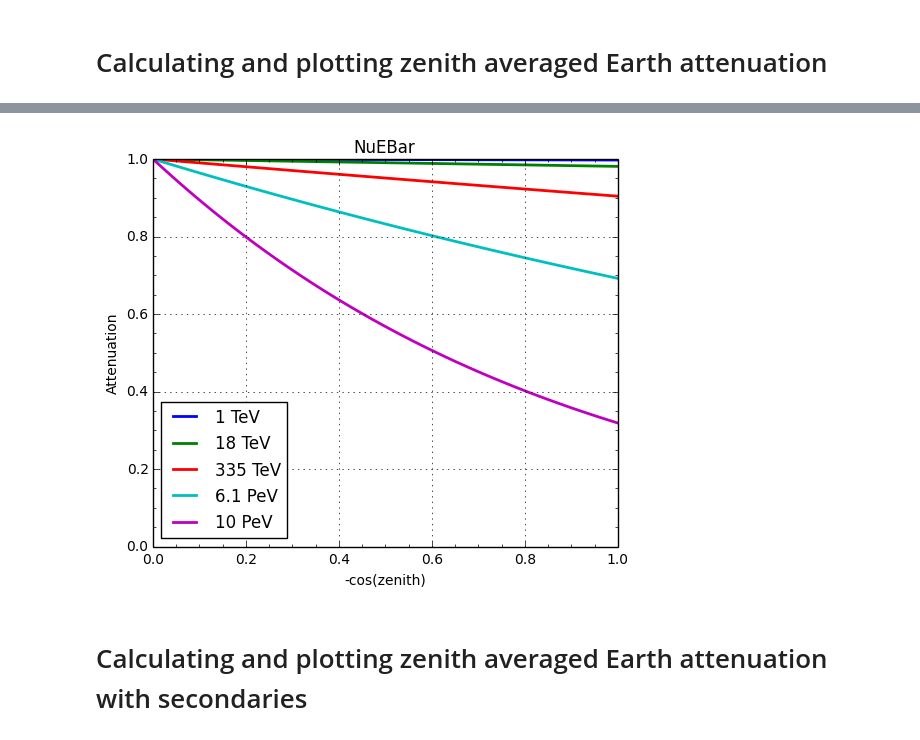
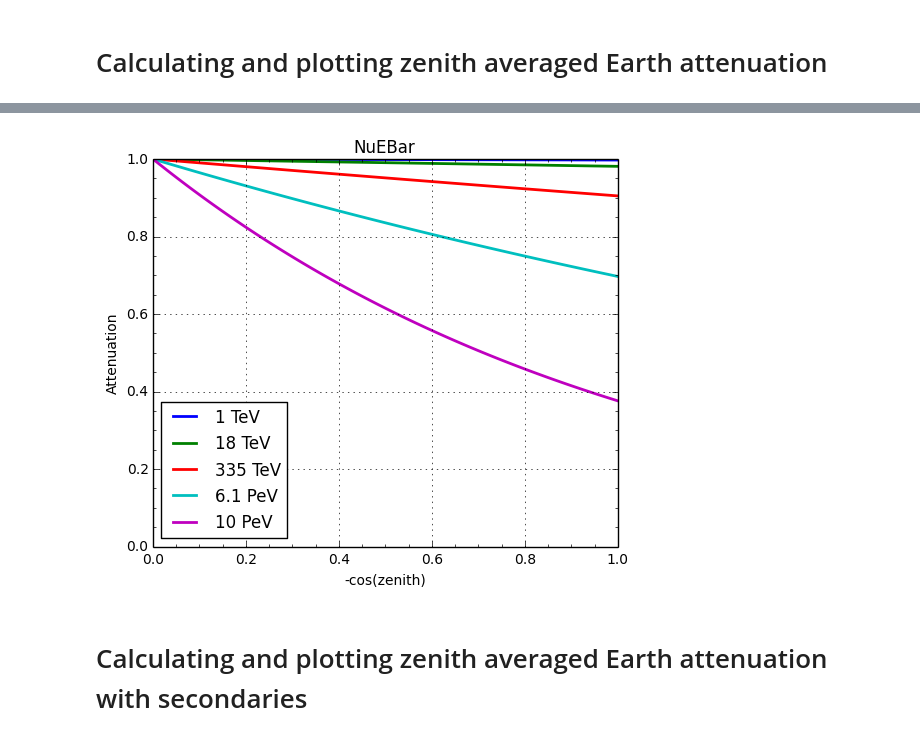
Before and after one commit to aaronvincent/nuFATE, a Jupyter notebook: notebook.ipynb, the cells around one changed output, grey strips where cells are left out. Saved outputs shown, nothing was run; the diff lists cells and outputs as text; code cells hidden in the pictures.

```diff
--- a/notebook.ipynb
+++ b/notebook.ipynb
@@ -58,6 +53,9 @@ t = earth.get_t_earth(zenith)*Na
 phisol = np.dot(v,(ci*np.exp(w*t)))*energy_nodes**(gamma-2.)
 # %%
 plt.figure(figsize=(6,5))
+xsh5 = tables.open_file("./data/NuFATECrossSections.h5","r")
+sigma_array = xsh5.root.total_cross_sections.nutaubarxs[:]
+xsh5.close()
 plt.semilogx(energy_nodes,np.exp(-sigma_array*t),c='b',lw=2)
 plt.semilogx(energy_nodes,phisol,c='r',lw=2)
 
@@ -71,0 +72,5 @@ plt.grid()
+# %%
+xs_tables=glob.glob("./data/*.h5")
+xs_tables_ct=glob.glob("./data/*HERA*.h5")
+xs_tables_ct=glob.glob("./data/*CT*.h5")
+xs_tables_nn=glob.glob("./data/*NN*.h5")
@@ -71,0 +87,2 @@ plt.grid()
+# %%
+sigma_array = xsh5.root.total_cross_sections.nutaubarxs[:]
@@ -71,0 +249,26 @@ plt.grid()
+# %%
+plt.figure(figsize=(6,5))
+
+for xs_filename in xs_tables:
+    xsh5 = tables.open_file(xs_filename,"r")
+    sigma_array = xsh5.root.total_cross_sections.nutaubarxs[:]
+    #print sigma_array
+    xsh5.close()
+
+
+    flavor = -3
+    zenith = np.radians(180.)
+    w,v,ci,energy_nodes,phi_0 = cas.get_eigs(flavor,gamma,xs_filename)
+
+    t = earth.get_t_earth(zenith)*Na
+    phisol = np.dot(v,(ci*np.exp(w*t)))*energy_nodes**(gamma-2.)
+
+    plt.semilogx(energy_nodes,np.exp(-sigma_array*t),c='b',lw=0.1)
+    plt.semilogx(energy_nodes,phisol,c='r',lw=0.1)
+
+plt.legend(['Exponential suppression', 'Full cascade solution'],
+          loc="upper right")
+plt.xlabel(r"Neutrino Energy (GeV)")
+plt.ylim(0.,1.)
+plt.ylabel(r"Attenuation")
+plt.grid()
@@ -99,41 +304,41 @@ plt.grid()
 # %%
 gamma = 2
 flavor = -1
-w,v,ci,energy_nodes,phi_0 = cas.get_eigs(flavor,gamma)
+w,v,ci,energy_nodes,phi_0 = cas.get_eigs(flavor,gamma,"./data/NuFATECrossSections.h5")
 tlength = 100
 Eindex = 80 #which energy index do you want to see?
 
 tvec = np.linspace(0,1,tlength)
 phiv1 = tvec*0
 phiv2 = tvec*0
 phiv3 = tvec*0
 phiv4 = tvec*0
 phiv5 = tvec*0
 for i in range(0,tlength):
     ctheta = tvec[i]
     t = earth.get_t_earth(np.arccos(-ctheta))*Na # g/ cm^2
     phisol = np.dot(v,(ci*np.exp(w*t)))*energy_nodes**(gamma-2.)
     phiv1[i] = phisol[0]
     phiv2[i] = phisol[25]
     phiv3[i] = phisol[50]
     phiv4[i] = phisol[75]
     phiv5[i] = phisol[99]
 
 plt.figure(figsize=(6,5))
 plt.plot(tvec,phiv1,lw=2)
 plt.plot(tvec,phiv2,lw=2)
 plt.plot(tvec,phiv3,lw=2)
 plt.plot(tvec,phiv4,lw=2)
 plt.plot(tvec,phiv5,lw=2)
 plt.legend(['1 TeV','18 TeV','335 TeV','6.1 PeV','10 PeV'],loc="lower left")
 plt.xlabel("-cos(zenith)")
 plt.ylabel("Attenuation")
 plt.title('NuEBar')
 plt.minorticks_on()
 plt.ylim(0.,1)
 plt.grid()
 # %% [output]
-[figure, old version]
+[figure, new version]
 # %% [markdown]
 # Calculating and plotting zenith averaged Earth attenuation with secondaries
 # %%
```
Also changed, not shown: parts of 13 cells of this notebook, 1 other file.
